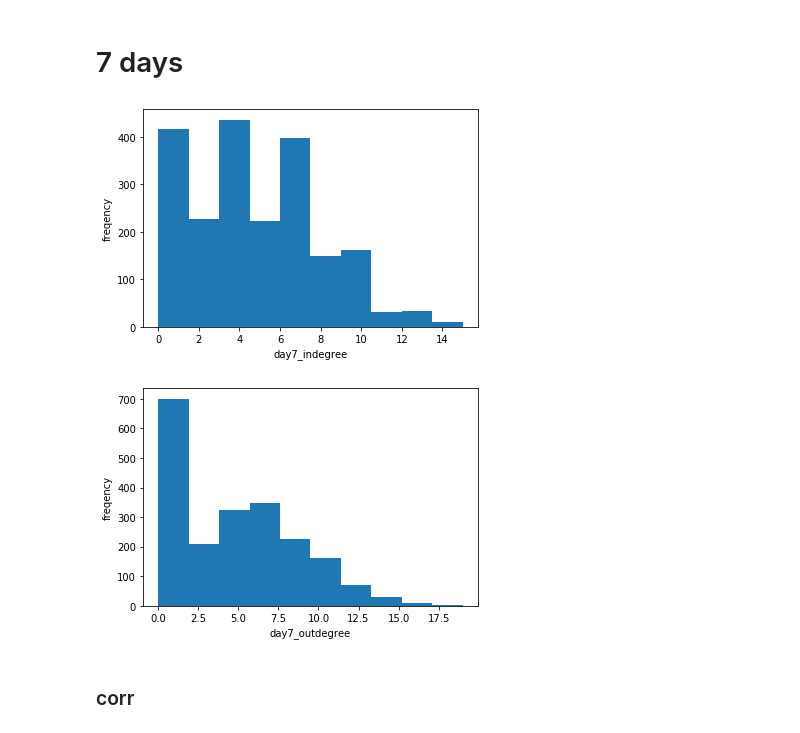
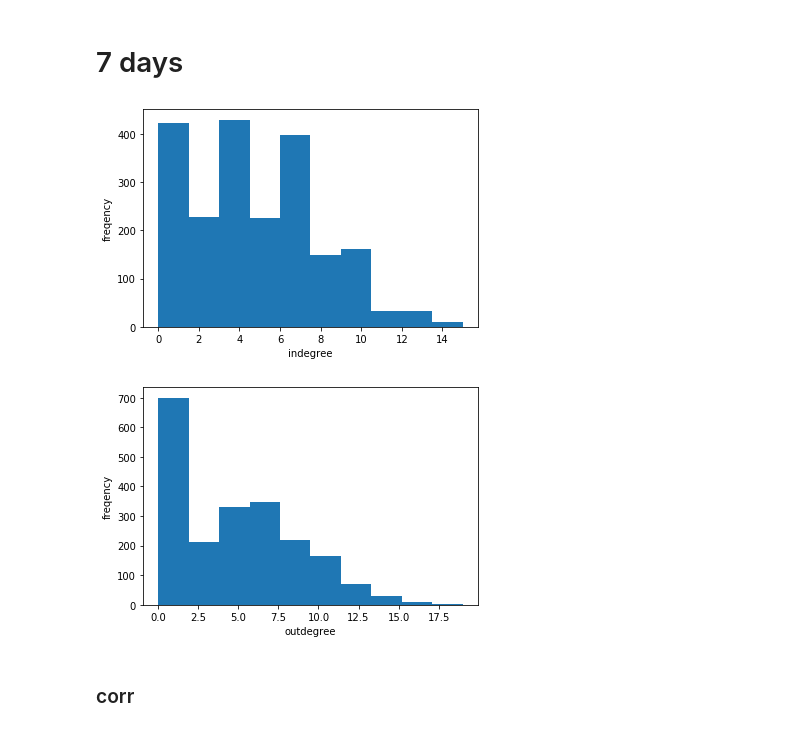
Before and after one commit to KH-K/mass-shooting, a Jupyter notebook: working_folder/8corr.ipynb, the cells around one changed output. Cells and saved outputs as stored; diff of their text form; code cells hidden in the pictures.

```diff
--- a/working_folder/8corr.ipynb
+++ b/working_folder/8corr.ipynb
@@ -5,13 +5,13 @@ import networkx as nx
 import seaborn as sns
 import matplotlib.pyplot as plt
 # %%
-dat = pd.read_csv("6before-network.csv", index_col = 0)
+dat = pd.read_csv("7logarithm_transformation.csv", index_col = 0)
 # %% [markdown]
 # 7 days
 # %%
 G1 = nx.read_gexf("graph/G1.gexf")
 # %%
-dat['day7_indegree'] = None
+dat['indegree'] = None
 
 G1_inDgr = []
 
@@ -19,7 +19,7 @@ for i in list(G1.nodes()):
     G1_inDegree = G1.in_degree(i)
     G1_inDgr.append(G1_inDegree)
 
-dat['day7_indegree'] = G1_inDgr
+dat['indegree'] = G1_inDgr
 
 G1_outDgr = []
 
@@ -27,21 +27,21 @@ for i in list(G1.nodes()):
     G1_outDegree = G1.out_degree(i)
     G1_outDgr.append(G1_outDegree)
 
-dat['day7_outdegree'] = G1_outDgr
+dat['outdegree'] = G1_outDgr
 # %%
-plt.hist(dat['day7_indegree'])
-plt.xlabel('day7_indegree')
+plt.hist(dat['indegree'])
+plt.xlabel('indegree')
 plt.ylabel('freqency')
 plt.show()
 # %% [output]
-[figure, old version]
+[figure, new version]
 # %%
-plt.hist(dat['day7_outdegree'])
-plt.xlabel('day7_outdegree')
+plt.hist(dat['outdegree'])
+plt.xlabel('outdegree')
 plt.ylabel('freqency')
 plt.show()
 # %% [output]
-[figure, old version]
+[figure, new version]
 # %% [markdown]
 ### corr
 # %% [markdown]
```
Also changed, not shown: parts of 116 cells of this notebook, 25 other files.
